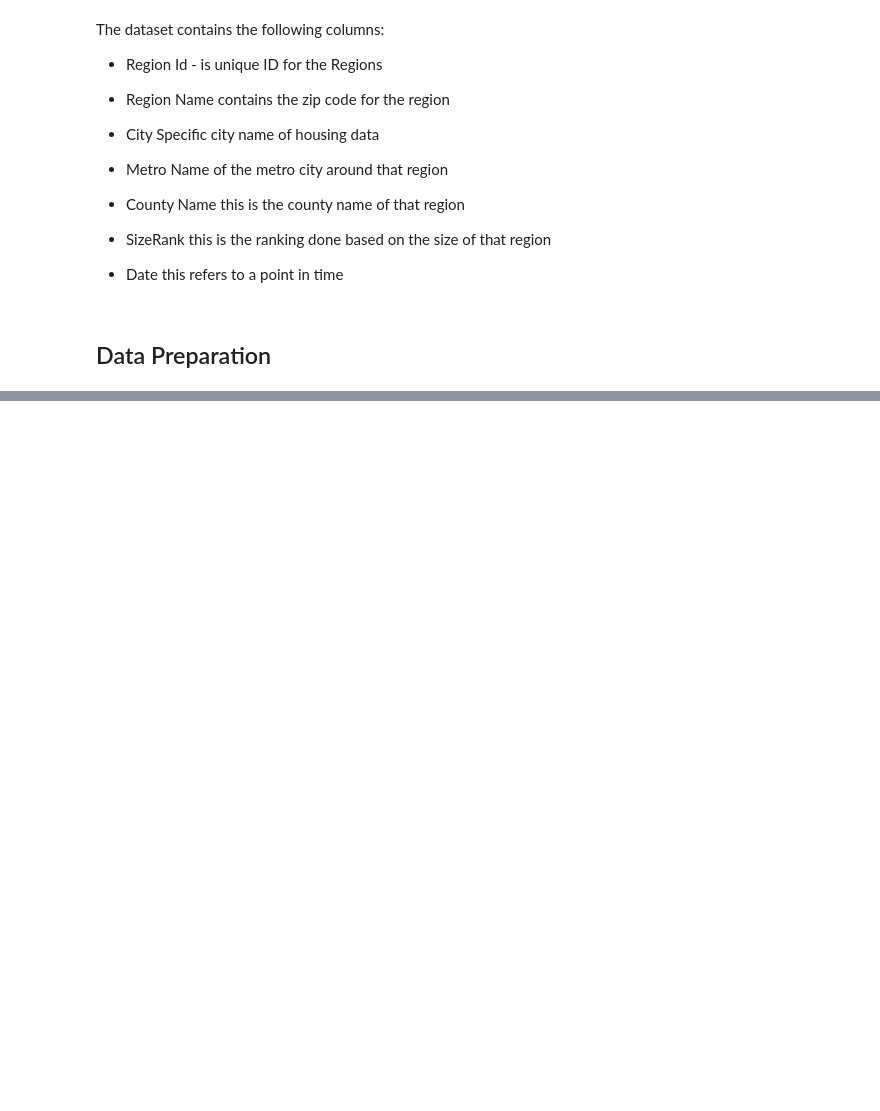
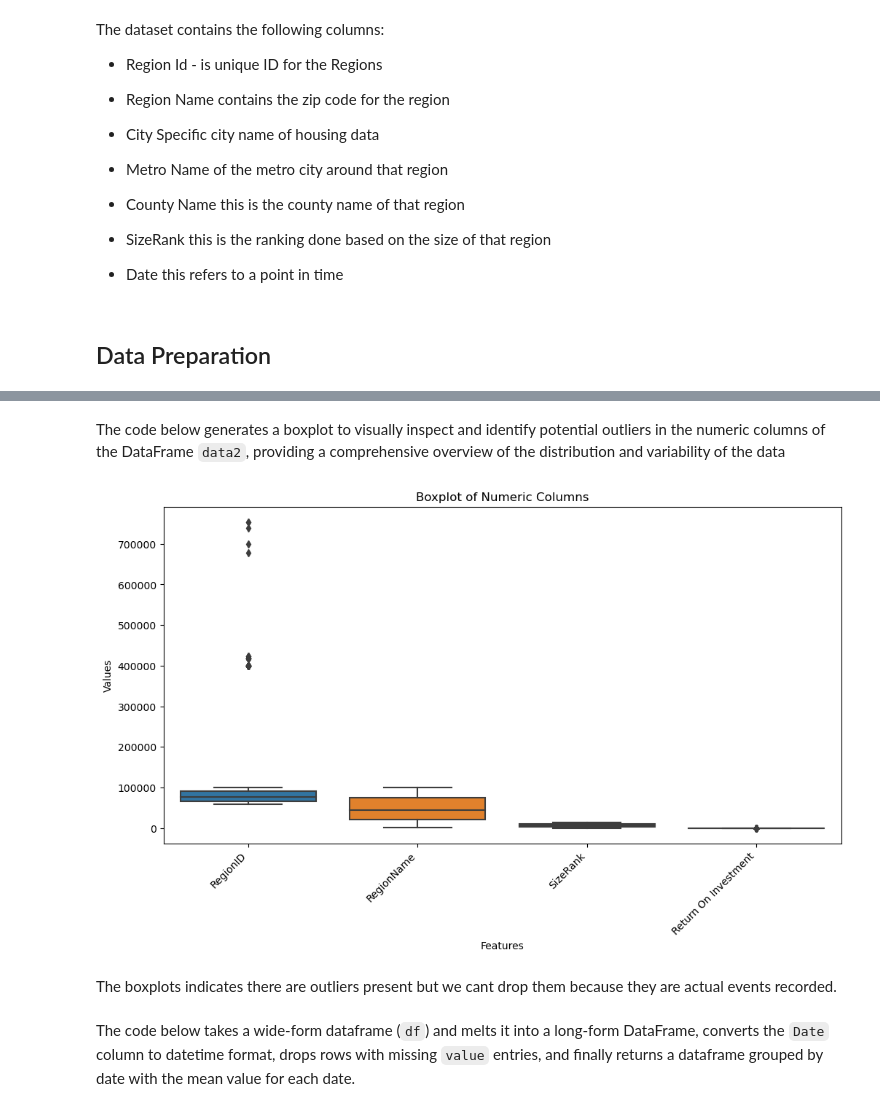
Before and after one commit to Kelvin-Rotich824/Phase_4_Project_Time_Series_Analysis, a Jupyter notebook: Phase 4 Project Notebook.ipynb, the cells around one changed output, grey strips where cells are left out. Drawn from its saved outputs; the diff is of its cells as text; code cells hidden in the pictures; blank space fills up the shorter version.

Commit message:
Data Cleaning

```diff
--- a/Phase 4 Project Notebook.ipynb
+++ b/Phase 4 Project Notebook.ipynb
@@ -164,0 +167,9 @@ The dataset contains the following columns:
+# %%
+# Create a copy of the original DataFrame
+data2 = data.copy()
+
+# Calculate Return On Investment and add a new column to the copied DataFrame
+data2['Return On Investment'] = (data2['2018-04'] / data2['1996-04']) - 1
+
+# Display the first few rows of the updated DataFrame
+data2.head()
@@ -164,0 +186,13 @@ The dataset contains the following columns:
+# %%
+# Select specific columns from the DataFrame
+columns_selected = data2[['RegionID', 'RegionName', 'City', 'State', 'Metro', 'CountyName', 'SizeRank', 'Return On Investment']]
+
+# Iterate through all columns in the DataFrame
+for column in data2.columns:
+
+    # Drop columns that are not in the selected list
+    if column not in columns_selected:
+        data2.drop(column, axis=1, inplace = True)
+
+# Display the first few rows of the updated DataFrame
+data2.head()
@@ -164,0 +249,6 @@ The dataset contains the following columns:
+# %%
+# Remove rows with missing values (NaN) from the DataFrame 'data2' in-place
+data2.dropna(inplace = True)
+
+# Display the count of missing values in each column after dropping NaN values
+data2.isna().sum()
@@ -164,0 +300,18 @@ The dataset contains the following columns:
+# %% [markdown]
+The code below generates a boxplot to visually inspect and identify potential outliers in the numeric columns of the DataFrame `data2`, providing a comprehensive overview of the distribution and variability of the data
+# %%
+# Plotting a boxplot to check for outliers
+features_to_plot = data2.select_dtypes(include = ['number'])
+plt.figure(figsize=(12,6))
+sns.boxplot(data=features_to_plot, ax=plt.gca())
+plt.xticks(rotation=45, ha='right')
+plt.xlabel('Features')
+plt.ylabel('Values')
+plt.title('Boxplot of Numeric Columns')
+plt.show()
+# %% [output]
+[figure, added]
+# %% [markdown]
+The boxplots indicates there are outliers present but we cant drop them because they are actual events recorded.
+# %% [markdown]
+The code below takes a wide-form dataframe (`df`) and melts it into a long-form DataFrame, converts the `Date` column to datetime format, drops rows with missing `value` entries, and finally returns a dataframe grouped by date with the mean value for each date.
```
Also changed, not shown: parts of 15 cells of this notebook.
